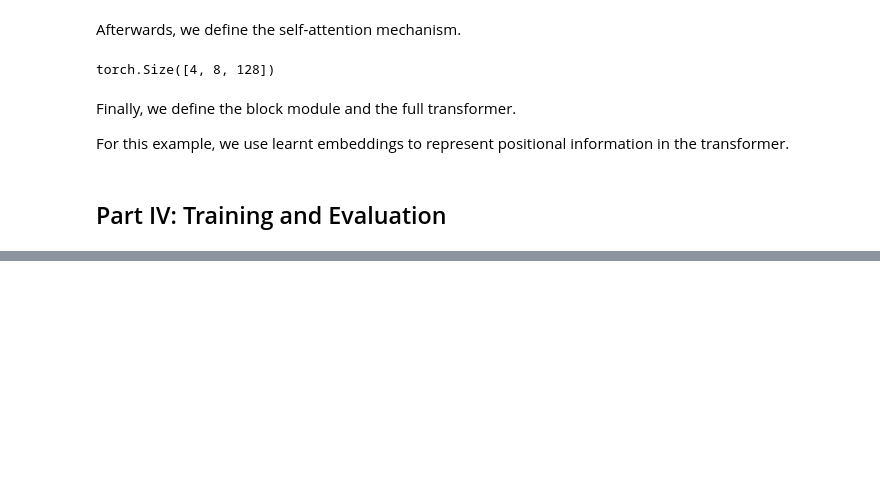
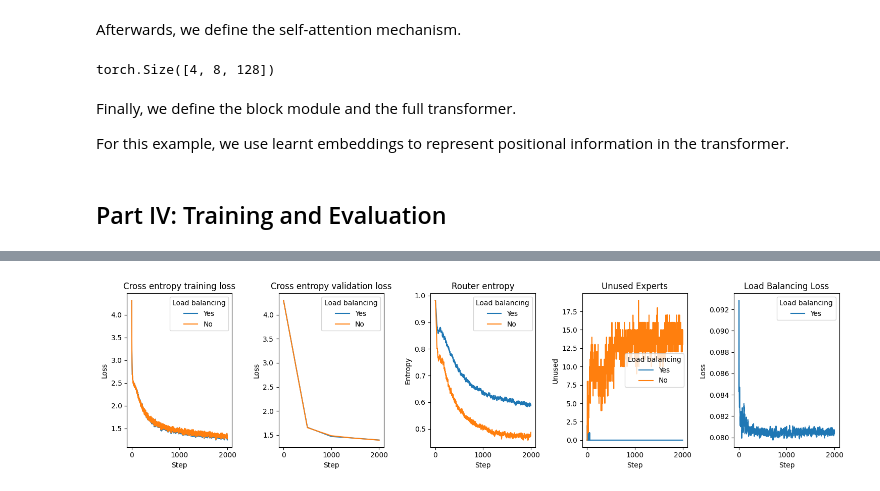
Before and after one commit to dynamic-sparsity/dynamic-sparsity.github.io, a Jupyter notebook: docs/assets/notebooks/moes.ipynb, the cells around one changed output, grey strips where cells are left out. Saved outputs shown, nothing was run; the diff lists cells and outputs as text; code cells hidden in the pictures; blank space fills up the shorter version.

Commit message:
update MoEs notebook to compare load balancing and no load balancing

```diff
--- a/docs/assets/notebooks/moes.ipynb
+++ b/docs/assets/notebooks/moes.ipynb
@@ -526,7 +563,7 @@ def generate(
   vocab: Vocabulary,
   input: str,
   new_tokens: int,
-  device_type,
+  device,
 ):
   model.eval()
   idx = vocab.encode(input)
@@ -537,7 +574,7 @@ def generate(
     # The model only considers the previous seq len characters.
     ctx = idx[:, -seq_len:]
 
-    with torch.autocast(device_type=device_type, dtype=torch.float16):
+    with torch.autocast(device_type=device, dtype=torch.float16):
       logits = model(ctx)
 
     next_logits = logits[:, -1, :]
@@ -556 +613,9 @@ def generate(
+# %%
+import random
+import torch
+
+def set_seed(seed = 42):
+  random.seed(seed)
+  torch.manual_seed(seed)
+  torch.set_float32_matmul_precision("high")
 # %%
@@ -753,0 +729,2 @@ Thomas much with
+# %%
+no_lb_train_losses, no_lb_val_losses, no_lb_statistics = train_model(lb_loss_scale=0.0)
@@ -753,0 +749,2 @@ Thomas much with
+# %%
+lb_train_losses, lb_val_losses, lb_statistics = train_model(lb_loss_scale=0.01)
@@ -753,0 +769,67 @@ Thomas much with
+# %%
+import matplotlib.pyplot as plt
+import numpy as np
+
+# Create x-axis values for training and validation losses
+train_steps = list(range(len(lb_train_losses)))
+num_val_steps = len(lb_val_losses)
+num_steps = len(train_steps)
+val_steps = np.linspace(0, num_steps, num_val_steps, dtype=int).tolist()
+
+# Extract the losses
+no_lb_train_loss, no_lb_train_ce_loss, no_lb_train_lb_loss = zip(*no_lb_train_losses)
+no_lb_val_loss, no_lb_val_ce_loss, no_lb_val_lb_loss = zip(*no_lb_val_losses)
+
+lb_train_loss, lb_train_ce_loss, lb_train_lb_loss = zip(*lb_train_losses)
+lb_val_loss, lb_val_ce_loss, lb_val_lb_loss = zip(*lb_val_losses)
+
+
+fig, axes = plt.subplots(1, 5, figsize=(15, 4))
+
+# Plot Cross Entropy Train losses
+axes[0].plot(train_steps, lb_train_ce_loss, label="Yes")
+axes[0].plot(train_steps, no_lb_train_ce_loss, label="No")
+axes[0].set_xlabel("Step")
+axes[0].set_ylabel("Loss")
+axes[0].set_title("Cross entropy training loss")
+axes[0].legend(title="Load balancing")
+
+# Plot Cross Entropy Val losses
+axes[1].plot(val_steps, lb_val_ce_loss, label="Yes")
+axes[1].plot(val_steps, no_lb_val_ce_loss, label="No")
+axes[1].set_xlabel("Step")
+axes[1].set_ylabel("Loss")
+axes[1].set_title("Cross entropy validation loss")
+axes[1].legend(title="Load balancing")
+
+# Plot router entropies
+lb_entropy = [s["entropy"] for s in lb_statistics]
+no_lb_entropy = [s["entropy"] for s in no_lb_statistics]
+axes[2].plot(train_steps, lb_entropy, label="Yes")
+axes[2].plot(train_steps, no_lb_entropy, label="No")
+axes[2].set_xlabel('Step')
+axes[2].set_ylabel('Entropy')
+axes[2].set_title('Router entropy')
+axes[2].legend(title="Load balancing")
+
+lb_unused = [s["unused"] for s in lb_statistics]
+no_lb_unused = [s["unused"] for s in no_lb_statistics]
+axes[3].plot(train_steps, lb_unused, label="Yes")
+axes[3].plot(train_steps, no_lb_unused, label="No")
+axes[3].set_xlabel('Step')
+axes[3].set_ylabel('Unused')
+axes[3].set_title('Unused Experts')
+axes[3].legend(title="Load balancing")
+
+# Plot load balancing loss on the second subplot
+axes[4].plot(train_steps, lb_train_lb_loss, label='Yes')
+axes[4].set_xlabel('Step')
+axes[4].set_ylabel('Loss')
+axes[4].set_title('Load Balancing Loss')
+axes[4].legend(title="Load balancing")
+
+# Adjust layout and display the figure
+plt.tight_layout()
+plt.show()
+# %% [output]
+[figure, added]
```
Also changed, not shown: parts of 17 cells of this notebook.
